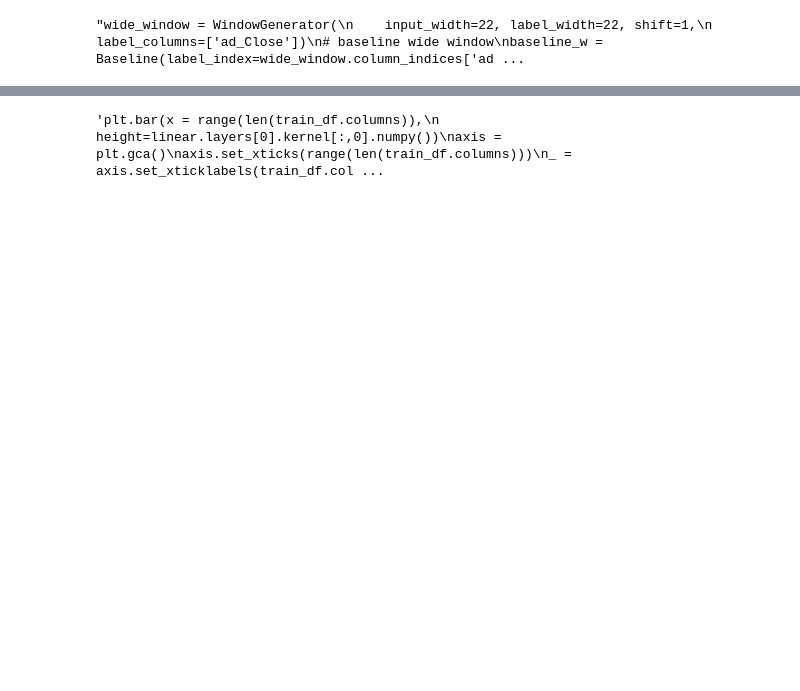
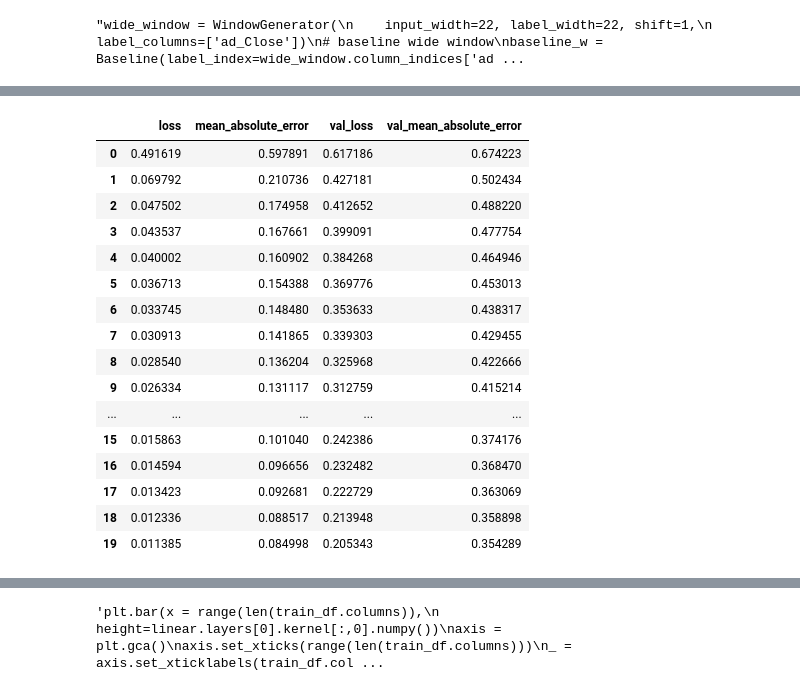
Before and after one commit to valentina-bec/tokyo-stock-exchange, a Jupyter notebook: notebooks/model_tf_adapted.ipynb, the cells around one changed output, grey strips where cells are left out. Cells and saved outputs as stored; diff of their text form; code cells hidden in the pictures; blank space fills up the shorter version.

```diff
--- a/notebooks/model_tf_adapted.ipynb
+++ b/notebooks/model_tf_adapted.ipynb
@@ -383,0 +354,6 @@ Labels shape (batch, time, features): (32, 1, 1)
+# %%
+linear = tf.keras.Sequential([
+    #tf.keras.layers.Normalization(axis=None),
+
+    tf.keras.layers.Dense(units=1)
+])
@@ -510,0 +531,20 @@ Epoch 20/20
+# %%
+pd.DataFrame(history_l_s.history)
+# %% [output]
+|  | loss | mean_absolute_error | val_loss | val_mean_absolute_error |
+| 0 | 0.491619 | 0.597891 | 0.617186 | 0.674223 |
+| 1 | 0.069792 | 0.210736 | 0.427181 | 0.502434 |
+| 2 | 0.047502 | 0.174958 | 0.412652 | 0.488220 |
+| 3 | 0.043537 | 0.167661 | 0.399091 | 0.477754 |
+| 4 | 0.040002 | 0.160902 | 0.384268 | 0.464946 |
+| 5 | 0.036713 | 0.154388 | 0.369776 | 0.453013 |
+| 6 | 0.033745 | 0.148480 | 0.353633 | 0.438317 |
+| 7 | 0.030913 | 0.141865 | 0.339303 | 0.429455 |
+| 8 | 0.028540 | 0.136204 | 0.325968 | 0.422666 |
+| 9 | 0.026334 | 0.131117 | 0.312759 | 0.415214 |
+| ... | ... | ... | ... | ... |
+| 15 | 0.015863 | 0.101040 | 0.242386 | 0.374176 |
+| 16 | 0.014594 | 0.096656 | 0.232482 | 0.368470 |
+| 17 | 0.013423 | 0.092681 | 0.222729 | 0.363069 |
+| 18 | 0.012336 | 0.088517 | 0.213948 | 0.358898 |
+| 19 | 0.011385 | 0.084998 | 0.205343 | 0.354289 |
```
Also changed, not shown: parts of 68 cells of this notebook.
